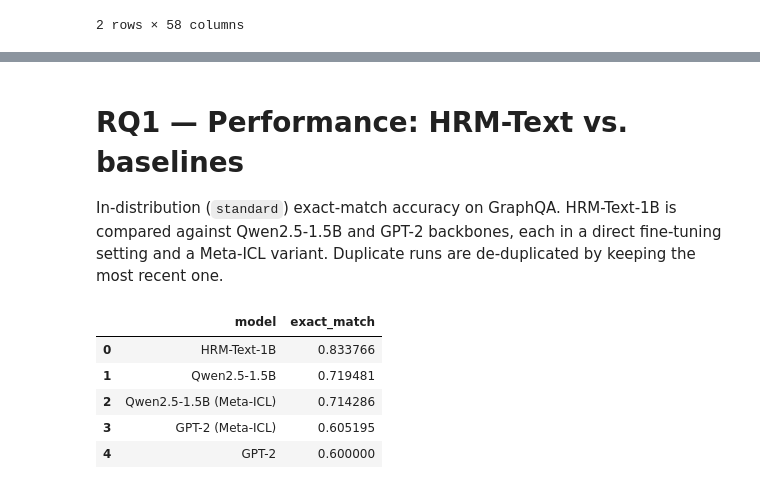
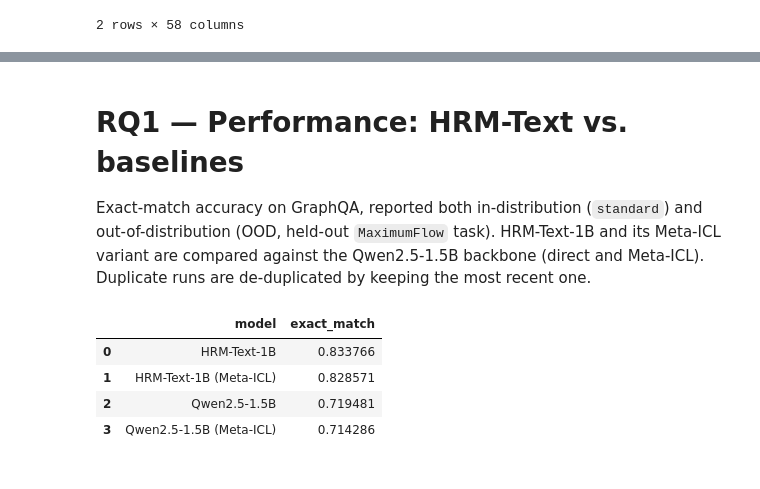
Before and after one commit to MariusAAROS/HRM-Text-for-Graphs, a Jupyter notebook: report/paper_results.ipynb, the cells around one changed output, grey strips where cells are left out. Cells and saved outputs as stored; diff of their text form; code cells hidden in the pictures.

```diff
--- a/report/paper_results.ipynb
+++ b/report/paper_results.ipynb
@@ -53,8 +53,19 @@ GRAPH_TASKS = [
     "Reachability", "ShortestPath", "TriangleCounting",
 ]
 # %%
-performance_data = pd.read_csv("data/results/performance_data.csv")
-ablation_data = pd.read_csv("data/results/ablation_data.csv")
+# The W&B export wraps each row in an extra layer of quotes (doubled inner quotes),
+# so a plain read_csv collapses everything into one column. Unwrap it first.
+def read_wandb_csv(path):
+    lines = [ln for ln in Path(path).read_text().splitlines() if ln]
+    unwrapped = [
+        ln[1:-1].replace('""', '"') if ln.startswith('"') and ln.endswith('"') else ln
+        for ln in lines
+    ]
+    return pd.read_csv(io.StringIO("\n".join(unwrapped)))
+
+
+performance_data = read_wandb_csv("data/results/performance_data.csv")
+ablation_data = read_wandb_csv("data/results/ablation_data.csv")
 # %%
 performance_data.head(2)
 # %% [output]
@@ -71,36 +82,46 @@ ablation_data.head(2)
 # %% [markdown]
 # RQ1 — Performance: HRM-Text vs. baselines
 
-In-distribution (`standard`) exact-match accuracy on GraphQA. HRM-Text-1B is compared
-against Qwen2.5-1.5B and GPT-2 backbones, each in a direct fine-tuning setting and a
-Meta-ICL variant. Duplicate runs are de-duplicated by keeping the most recent one.
+Exact-match accuracy on GraphQA, reported both in-distribution (`standard`) and
+out-of-distribution (OOD, held-out `MaximumFlow` task). HRM-Text-1B and its Meta-ICL
+variant are compared against the Qwen2.5-1.5B backbone (direct and Meta-ICL).
+Duplicate runs are de-duplicated by keeping the most recent one.
 # %%
-# Parse the dict-string `dataset` column to recover the evaluation test_type.
+# Parse the dict-string `dataset` column to recover test_type and dataset_config,
+# then label each run by (config_name, dataset_config) so the HRM-Text Meta-ICL
+# variant is kept separate from the direct one.
 perf = performance_data.copy()
-perf["test_type"] = perf["dataset"].map(lambda s: eval(s)["test_type"])
+meta = perf["dataset"].map(eval)
+perf["test_type"] = meta.map(lambda d: d["test_type"])
+perf["dataset_config"] = meta.map(lambda d: d["dataset_config"])
+perf["model"] = [MODEL_LABELS.get((c, d)) for c, d in zip(perf["config_name"], perf["dataset_config"])]
+perf = perf.dropna(subset=["model"])
 
-# Keep in-distribution runs only, then keep the most recent run per model.
-perf_id = (
-    perf[perf["test_type"] == "standard"]
-    .sort_values("Created")
-    .drop_duplicates(subset="config_name", keep="last")
+# Keep the most recent run per (model, test_type).
+perf = (
+    perf.sort_values("Created")
+    .drop_duplicates(subset=["model", "test_type"], keep="last")
     .copy()
 )
-perf_id["model"] = perf_id["config_name"].map(MODEL_LABELS)
-perf_id = perf_id.dropna(subset=["model"])
+perf_id = perf[perf["test_type"] == "standard"].copy()
 
-overall = (
-    perf_id[["model", "val/exact_match"]]
-    .rename(columns={"val/exact_match": "exact_match"})
-    .sort_values("exact_match", ascending=False)
-    .reset_index(drop=True)
-)
-overall
+
+def overall_table(df):
+    return (
+        df[["model", "val/exact_match"]]
+        .rename(columns={"val/exact_match": "exact_match"})
+        .sort_values("exact_match", ascending=False)
+        .reset_index(drop=True)
+    )
+
+
+overall_id = overall_table(perf_id)
+overall_ood = overall_table(perf[perf["test_type"] == "ood"])
+overall_id
 # %% [output]
 |  | model | exact_match |
 | 0 | HRM-Text-1B | 0.833766 |
-| 1 | Qwen2.5-1.5B | 0.719481 |
-| 2 | Qwen2.5-1.5B (Meta-ICL) | 0.714286 |
-| 3 | GPT-2 (Meta-ICL) | 0.605195 |
-| 4 | GPT-2 | 0.600000 |
+| 1 | HRM-Text-1B (Meta-ICL) | 0.828571 |
+| 2 | Qwen2.5-1.5B | 0.719481 |
+| 3 | Qwen2.5-1.5B (Meta-ICL) | 0.714286 |
 # %%
```
Also changed, not shown: parts of 9 cells of this notebook, 12 other files.
